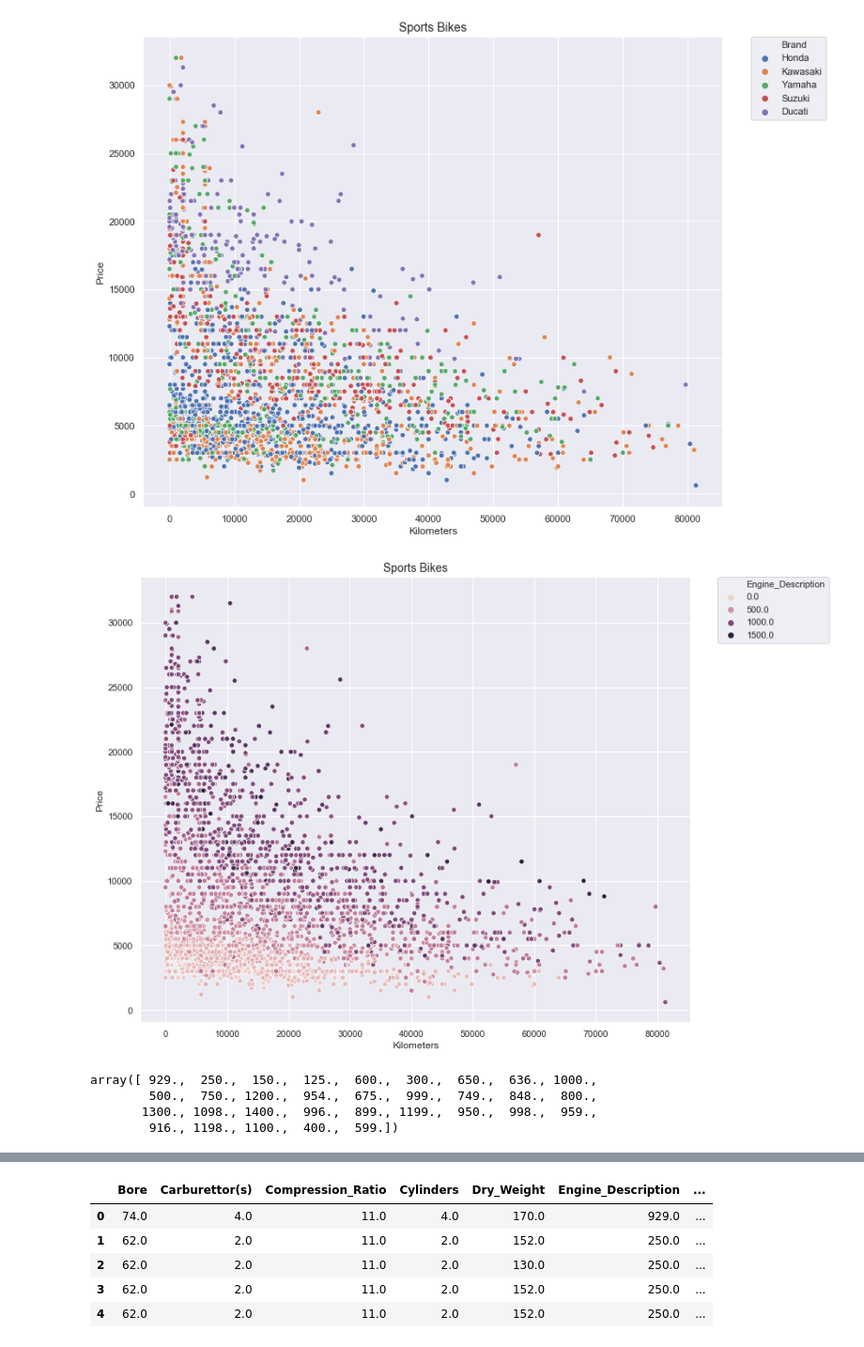
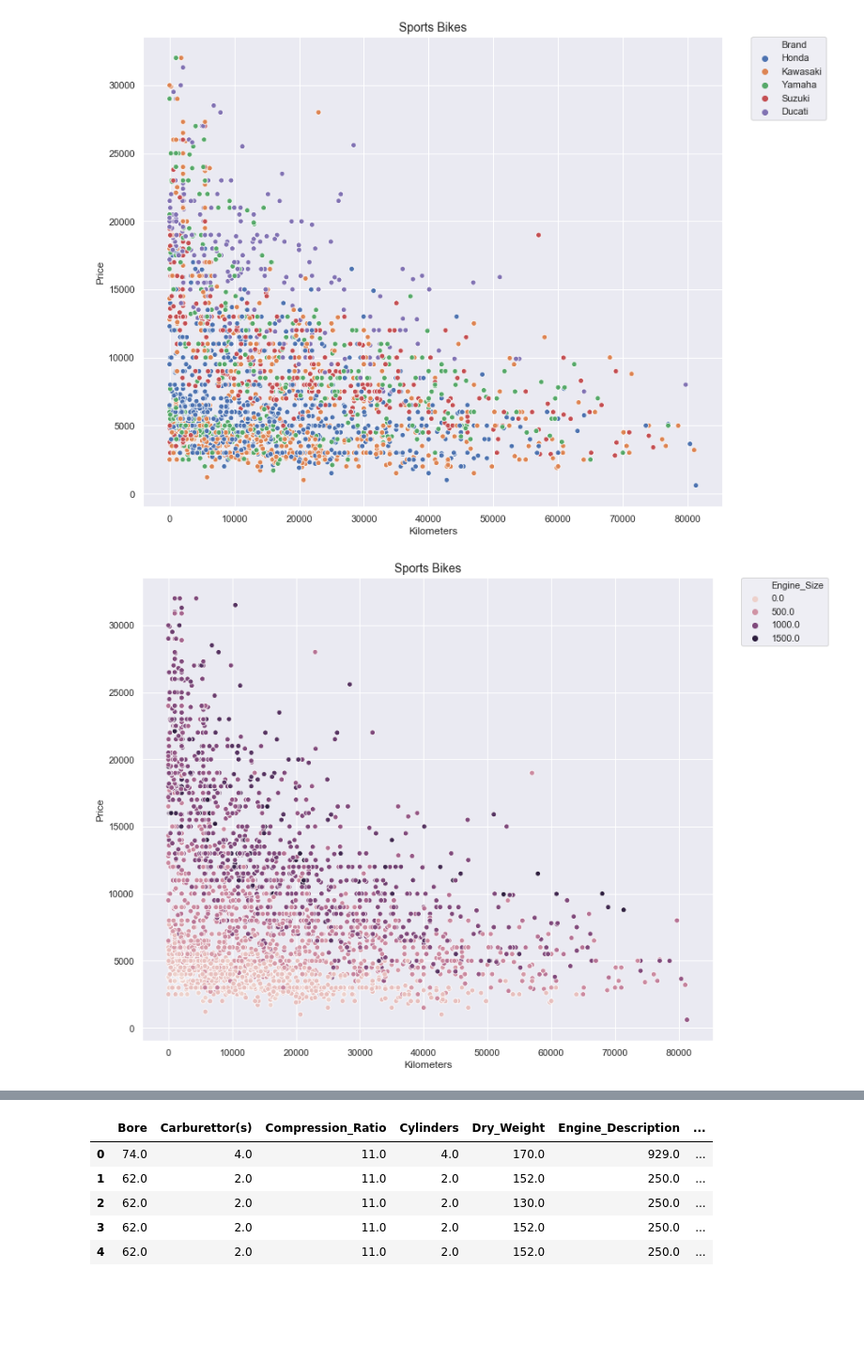
Before and after one commit to beaubellamy/BikeSales, a Jupyter notebook: BikeSales EDA.ipynb, the cells around one changed output, grey strips where cells are left out. Shown at 94% size. Saved outputs shown, nothing was run; the diff lists cells and outputs as text; code cells hidden in the pictures; blank space fills up the shorter version.

```diff
--- a/BikeSales EDA.ipynb
+++ b/BikeSales EDA.ipynb
@@ -237,16 +231,9 @@ scatter(top5,'Kilometers','Price',hue='Brand',title='Sports Bikes')
 [figure]
 # %%
 
-scatter(sport,'Kilometers','Price',hue='Engine_Description',title='Sports Bikes')
+scatter(sport,'Kilometers','Price',hue='Engine_Size',title='Sports Bikes')
 # %% [output]
-[figure, old version]
+[figure, new version]
-# %%
-sport['Engine_Description'].unique()
-# %% [output]
-array([ 929.,  250.,  150.,  125.,  600.,  300.,  650.,  636., 1000.,
-        500.,  750., 1200.,  954.,  675.,  999.,  749.,  848.,  800.,
-       1300., 1098., 1400.,  996.,  899., 1199.,  950.,  998.,  959.,
-        916., 1198., 1100.,  400.,  599.])
 # %%
 
 @interact
```
Also changed, not shown: parts of 8 cells of this notebook, 5 other files.
